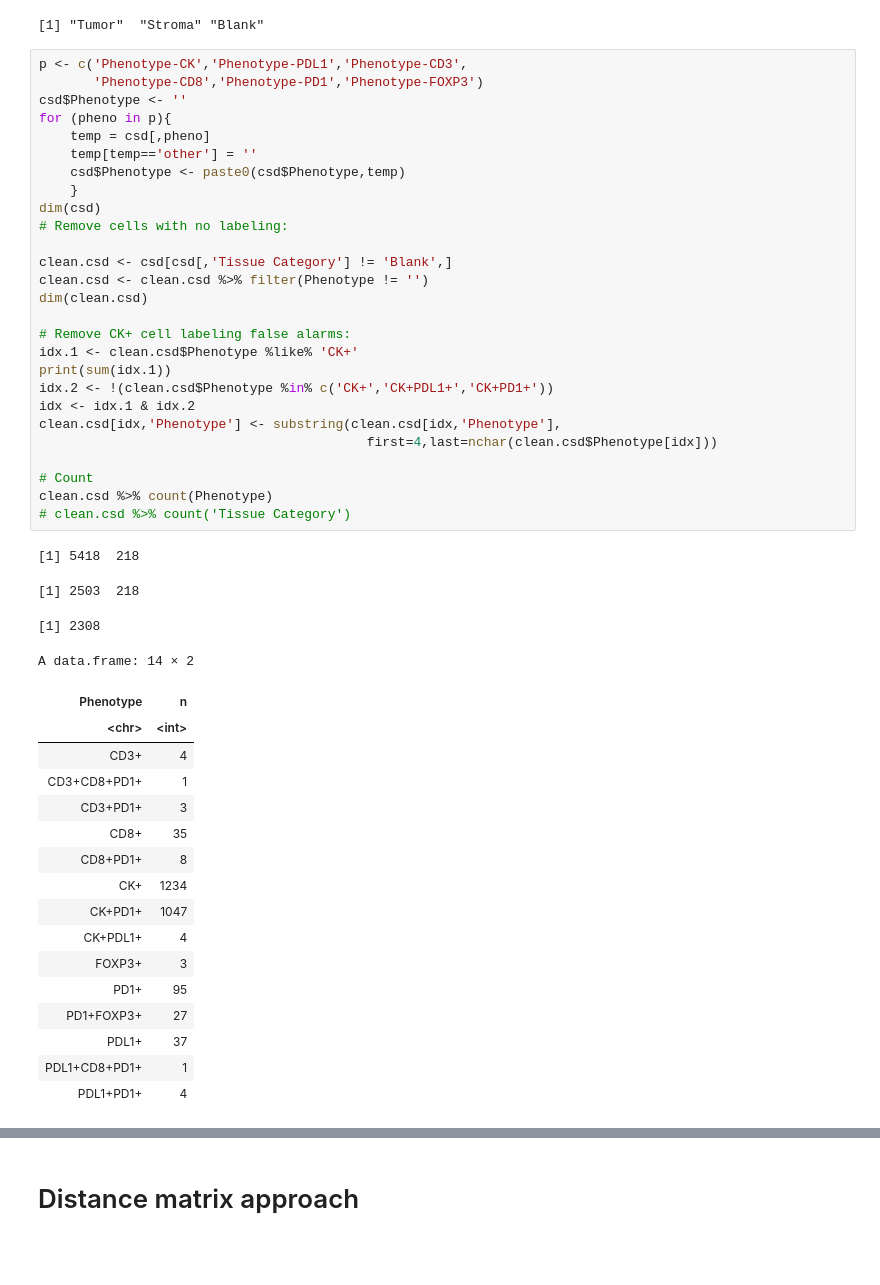
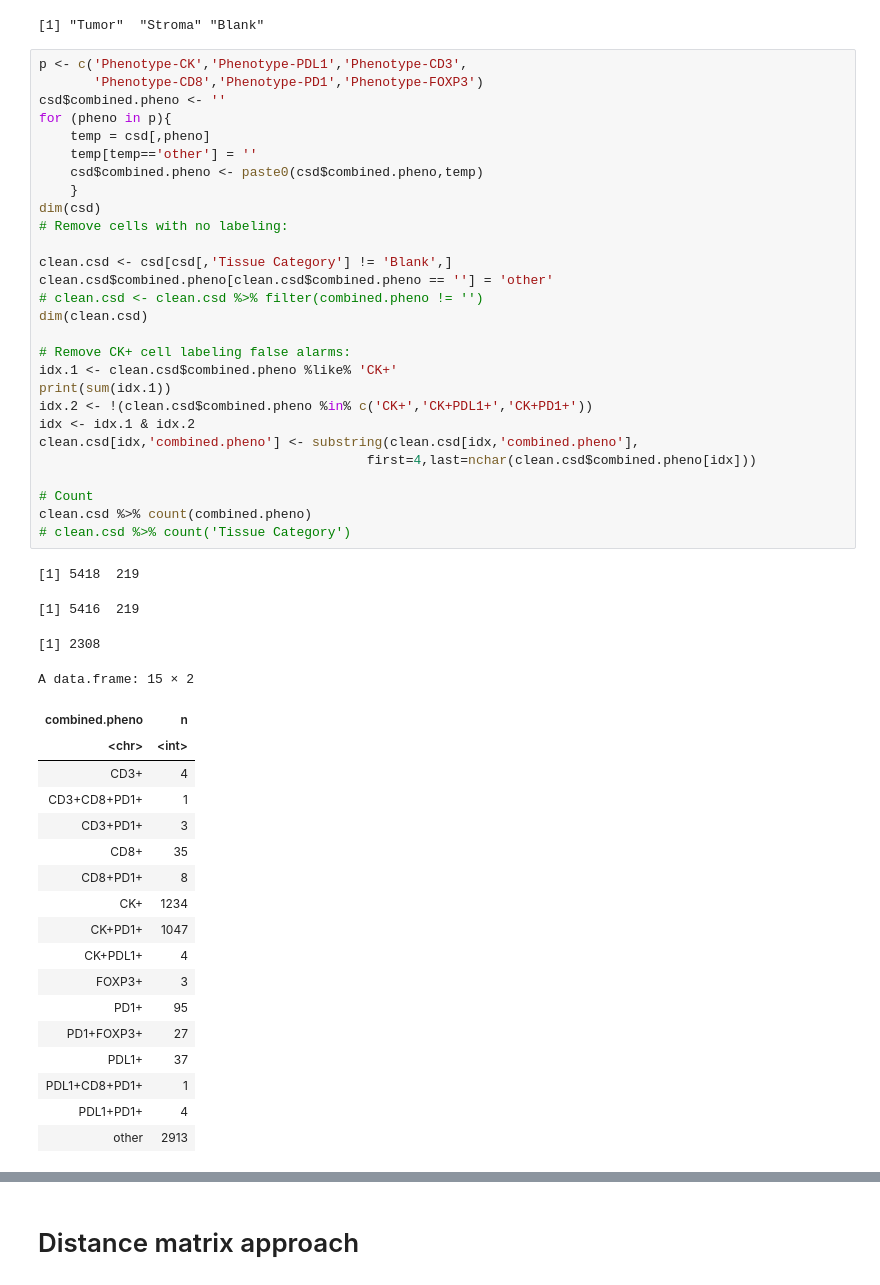
Before and after one commit to KidElectric/173-BFerris-NRG-HN003-Vectra, a Jupyter notebook: 01_R_try_phenopter_tumor_margin_tests.ipynb, the cells around one changed output, grey strips where cells are left out. Saved outputs shown, nothing was run; the diff lists cells and outputs as text; blank space fills up the shorter version.

```diff
--- a/01_R_try_phenopter_tumor_margin_tests.ipynb
+++ b/01_R_try_phenopter_tumor_margin_tests.ipynb
@@ -92,36 +93,37 @@ unique(csd[,'Tissue Category'])
 # %%
 p <- c('Phenotype-CK','Phenotype-PDL1','Phenotype-CD3',
        'Phenotype-CD8','Phenotype-PD1','Phenotype-FOXP3')
-csd$Phenotype <- ''
+csd$combined.pheno <- ''
 for (pheno in p){
     temp = csd[,pheno]
     temp[temp=='other'] = ''
-    csd$Phenotype <- paste0(csd$Phenotype,temp)
+    csd$combined.pheno <- paste0(csd$combined.pheno,temp)
     }
 dim(csd)
 # Remove cells with no labeling:
 
 clean.csd <- csd[csd[,'Tissue Category'] != 'Blank',]
-clean.csd <- clean.csd %>% filter(Phenotype != '')
+clean.csd$combined.pheno[clean.csd$combined.pheno == ''] = 'other'
+# clean.csd <- clean.csd %>% filter(combined.pheno != '')
 dim(clean.csd)
 
 # Remove CK+ cell labeling false alarms:
-idx.1 <- clean.csd$Phenotype %like% 'CK+'
+idx.1 <- clean.csd$combined.pheno %like% 'CK+'
 print(sum(idx.1))
-idx.2 <- !(clean.csd$Phenotype %in% c('CK+','CK+PDL1+','CK+PD1+'))
+idx.2 <- !(clean.csd$combined.pheno %in% c('CK+','CK+PDL1+','CK+PD1+'))
 idx <- idx.1 & idx.2
-clean.csd[idx,'Phenotype'] <- substring(clean.csd[idx,'Phenotype'],
-                                          first=4,last=nchar(clean.csd$Phenotype[idx]))
+clean.csd[idx,'combined.pheno'] <- substring(clean.csd[idx,'combined.pheno'],
+                                          first=4,last=nchar(clean.csd$combined.pheno[idx]))
 
 # Count
-clean.csd %>% count(Phenotype)
+clean.csd %>% count(combined.pheno)
 # clean.csd %>% count('Tissue Category')
 # %% [output]
-[1] 5418  218
+[1] 5418  219
-[1] 2503  218
+[1] 5416  219
 [1] 2308
-A data.frame: 14 × 2
+A data.frame: 15 × 2
-| Phenotype | n |
+| combined.pheno | n |
 | <chr> | <int> |
 | CD3+ | 4 |
 | CD3+CD8+PD1+ | 1 |
@@ -137,3 +139,4 @@ A data.frame: 14 × 2
 | PDL1+ | 37 |
 | PDL1+CD8+PD1+ | 1 |
 | PDL1+PD1+ | 4 |
+| other | 2913 |
```
Also changed, not shown: parts of 15 cells of this notebook.
